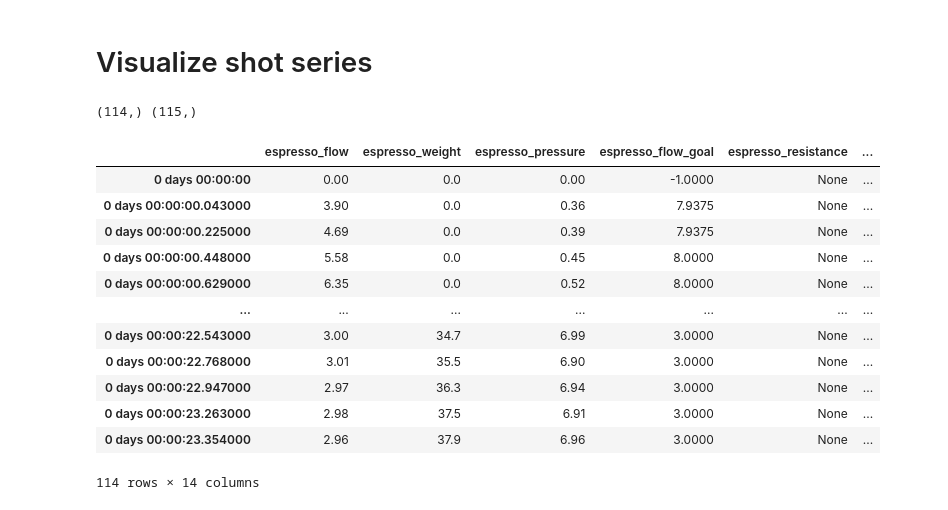
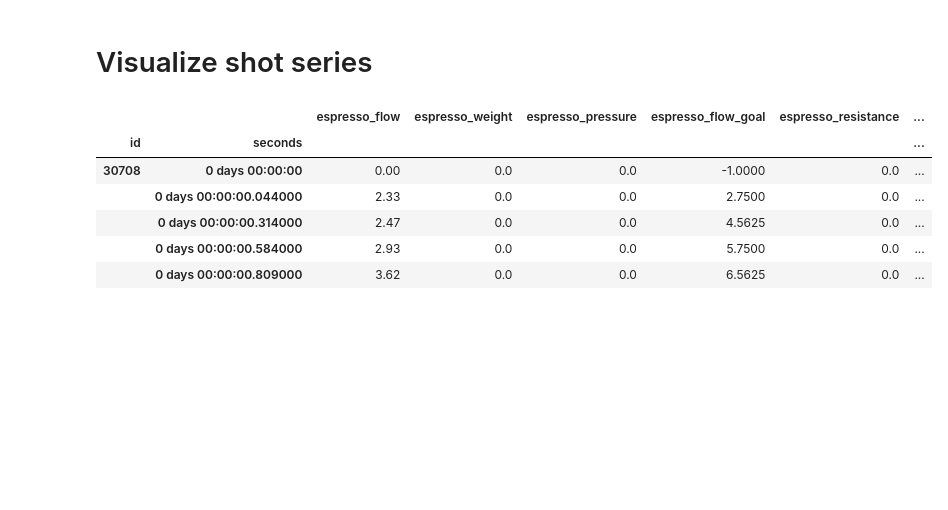
Before and after one commit to JonnyTran/espresso-manifold, a Jupyter notebook: notebooks/2.0-Explore Shots dataset.ipynb, the cells around one changed output. Saved outputs shown, nothing was run; the diff lists cells and outputs as text; code cells hidden in the pictures; blank space fills up the shorter version.

```diff
--- a/notebooks/2.0-Explore Shots dataset.ipynb
+++ b/notebooks/2.0-Explore Shots dataset.ipynb
@@ -146,30 +101,21 @@ timeseries_cols = ["timeframe", 'espresso_flow',
        'espresso_temperature_goal', 'espresso_resistance_weight',
        'espresso_temperature_basket']
 # %%
-def timeframe_to_series(values, timeframe):
-    time_index = pd.TimedeltaIndex(timeframe, unit="seconds")
-
+def timeseries_to_df(values, timeframe):
+    time_index = pd.TimedeltaIndex(timeframe, unit="seconds", name="seconds")
     some_series = values[list(values.keys())[0]]
 
-    if some_series.shape[0] < time_index.shape[0]:
-        print(some_series.shape, time_index.shape)
-        time_index = time_index[:some_series.shape[0]]
-
-    return pd.DataFrame(values, index=pd.TimedeltaIndex(time_index, unit="seconds"))
+    return pd.DataFrame(values, index=time_index)
 # %%
-shots_df[timeseries_cols].iloc[i:i+1].apply(lambda x: timeframe_to_series(x[1:].to_dict(), timeframe=x.timeframe), axis=1).iloc[0]
+shot_series = shots_df[timeseries_cols].sample(50).apply(lambda row: timeseries_to_df(row[1:].to_dict(), timeframe=row.timeframe),
+                                                         axis=1)
+shot_series = pd.concat(shot_series.to_dict(), names=["id"])
+shot_series.head()
 # %% [output]
-(114,) (115,)
-|  | espresso_flow | espresso_weight | espresso_pressure | espresso_flow_goal | espresso_resistance | ... |
-| 0 days 00:00:00 | 0.00 | 0.0 | 0.00 | -1.0000 | None | ... |
-| 0 days 00:00:00.043000 | 3.90 | 0.0 | 0.36 | 7.9375 | None | ... |
-| 0 days 00:00:00.225000 | 4.69 | 0.0 | 0.39 | 7.9375 | None | ... |
-| 0 days 00:00:00.448000 | 5.58 | 0.0 | 0.45 | 8.0000 | None | ... |
-| 0 days 00:00:00.629000 | 6.35 | 0.0 | 0.52 | 8.0000 | None | ... |
-| ... | ... | ... | ... | ... | ... | ... |
-| 0 days 00:00:22.543000 | 3.00 | 34.7 | 6.99 | 3.0000 | None | ... |
-| 0 days 00:00:22.768000 | 3.01 | 35.5 | 6.90 | 3.0000 | None | ... |
-| 0 days 00:00:22.947000 | 2.97 | 36.3 | 6.94 | 3.0000 | None | ... |
-| 0 days 00:00:23.263000 | 2.98 | 37.5 | 6.91 | 3.0000 | None | ... |
-| 0 days 00:00:23.354000 | 2.96 | 37.9 | 6.96 | 3.0000 | None | ... |
+|  |  | espresso_flow | espresso_weight | espresso_pressure | espresso_flow_goal | espresso_resistance | ... |
+| id | seconds |  |  |  |  |  | ... |
+| 30708 | 0 days 00:00:00 | 0.00 | 0.0 | 0.0 | -1.0000 | 0.0 | ... |
+|  | 0 days 00:00:00.044000 | 2.33 | 0.0 | 0.0 | 2.7500 | 0.0 | ... |
+|  | 0 days 00:00:00.314000 | 2.47 | 0.0 | 0.0 | 4.5625 | 0.0 | ... |
+|  | 0 days 00:00:00.584000 | 2.93 | 0.0 | 0.0 | 5.7500 | 0.0 | ... |
+|  | 0 days 00:00:00.809000 | 3.62 | 0.0 | 0.0 | 6.5625 | 0.0 | ... |
-114 rows × 14 columns
```
Also changed, not shown: parts of 16 cells of this notebook, 2 other files.
